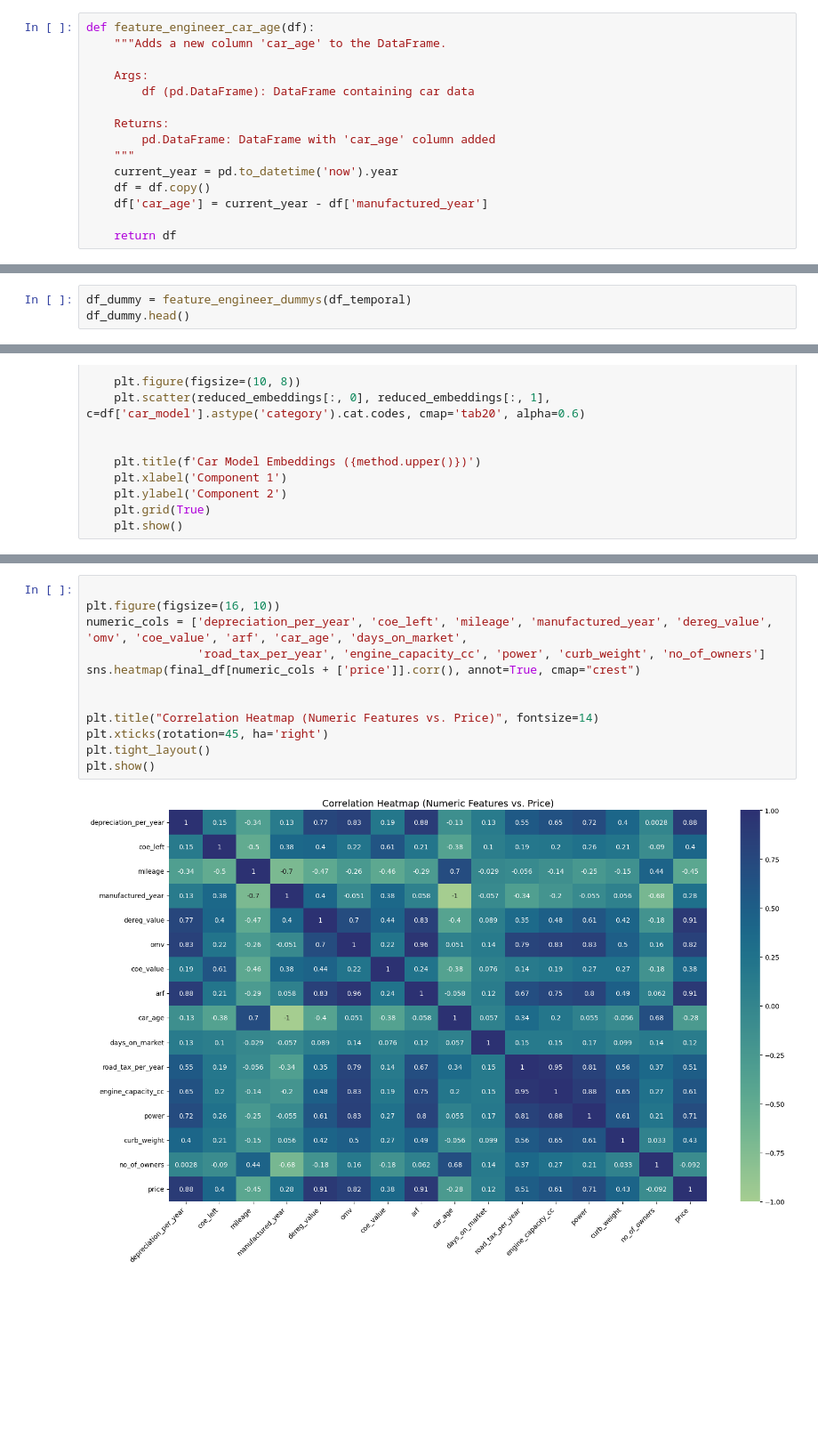
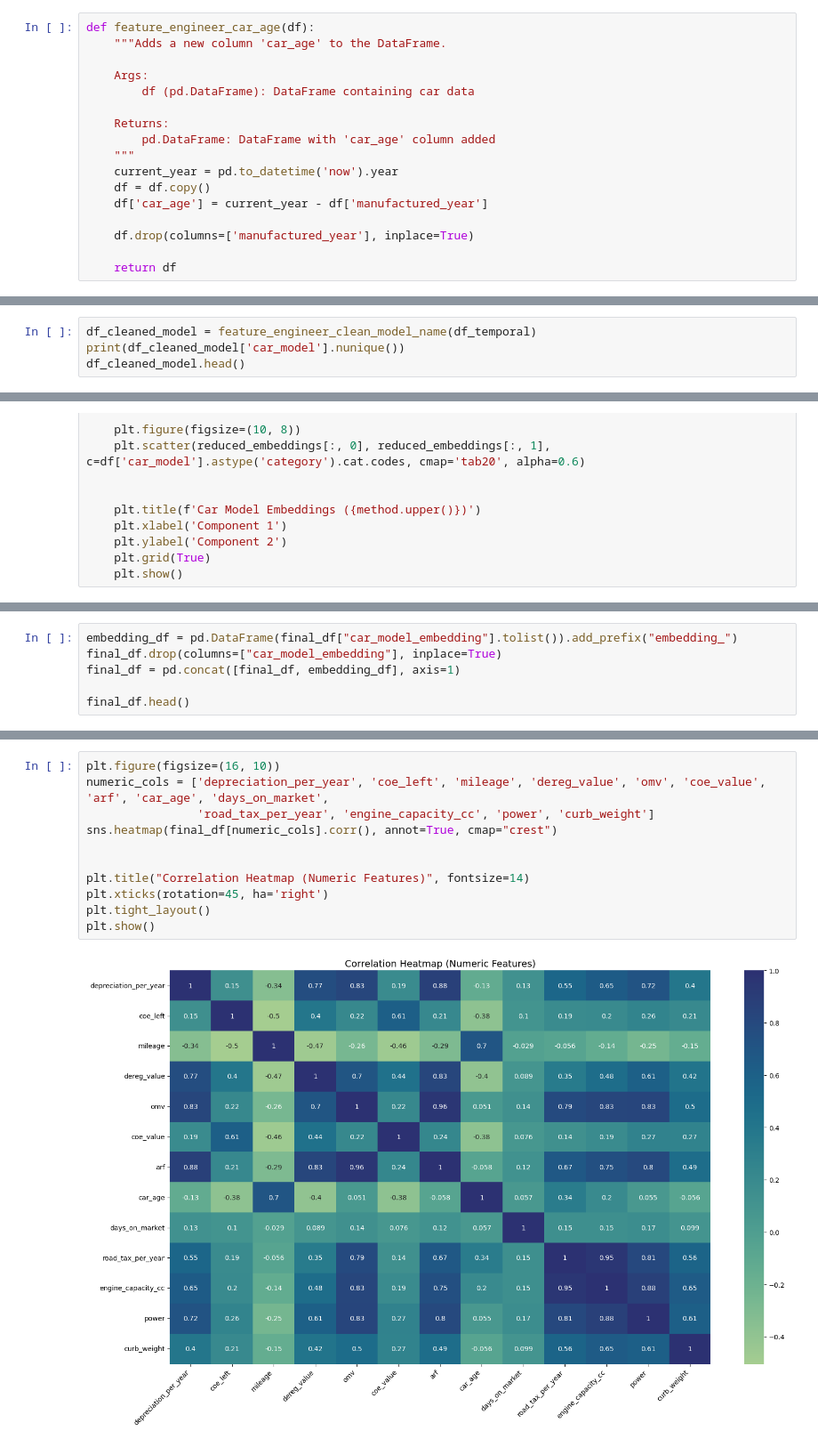
Before and after one commit to joelleng/IS3107_GP20, a Jupyter notebook: DataCleaning_FeatEngineering_EDA.ipynb, the cells around one changed output, grey strips where cells are left out. Shown at 89% size. Saved outputs shown, nothing was run; the diff lists cells and outputs as text; blank space fills up the shorter version.

Commit message:
updated feature engineering notebook

```diff
--- a/DataCleaning_FeatEngineering_EDA.ipynb
+++ b/DataCleaning_FeatEngineering_EDA.ipynb
@@ -111,6 +113,8 @@ def feature_engineer_car_age(df):
     df = df.copy()
     df['car_age'] = current_year - df['manufactured_year']
 
+    df.drop(columns=['manufactured_year'], inplace=True)
+
     return df
 # %%
 df_with_car_age = feature_engineer_car_age(df_cleaned)
@@ -173,5 +156,6 @@ def feature_engineer_dummys(df):
     return df
 # %%
-df_dummy = feature_engineer_dummys(df_temporal)
-df_dummy.head()
+df_cleaned_model = feature_engineer_clean_model_name(df_temporal)
+print(df_cleaned_model['car_model'].nunique())
+df_cleaned_model.head()
 # %% [output]
@@ -336,0 +284,6 @@ final_df.to_csv('processed_used_cars.csv', index=False)
+# %%
+embedding_df = pd.DataFrame(final_df["car_model_embedding"].tolist()).add_prefix("embedding_")
+final_df.drop(columns=["car_model_embedding"], inplace=True)
+final_df = pd.concat([final_df, embedding_df], axis=1)
+
+final_df.head()
@@ -344,14 +324,13 @@ Text(0.5, 1.0, 'Distribution of Car Prices')
 # %%
-
 plt.figure(figsize=(16, 10))
-numeric_cols = ['depreciation_per_year', 'coe_left', 'mileage', 'manufactured_year', 'dereg_value', 'omv', 'coe_value', 'arf', 'car_age', 'days_on_market',
-                'road_tax_per_year', 'engine_capacity_cc', 'power', 'curb_weight', 'no_of_owners']
-sns.heatmap(final_df[numeric_cols + ['price']].corr(), annot=True, cmap="crest")
+numeric_cols = ['depreciation_per_year', 'coe_left', 'mileage', 'dereg_value', 'omv', 'coe_value', 'arf', 'car_age', 'days_on_market',
+                'road_tax_per_year', 'engine_capacity_cc', 'power', 'curb_weight']
+sns.heatmap(final_df[numeric_cols].corr(), annot=True, cmap="crest")
 
 
-plt.title("Correlation Heatmap (Numeric Features vs. Price)", fontsize=14)
+plt.title("Correlation Heatmap (Numeric Features)", fontsize=14)
 plt.xticks(rotation=45, ha='right')
 plt.tight_layout()
 plt.show()
 # %% [output]
-[figure, old version]
+[figure, new version]
```
Also changed, not shown: parts of 37 cells of this notebook.
